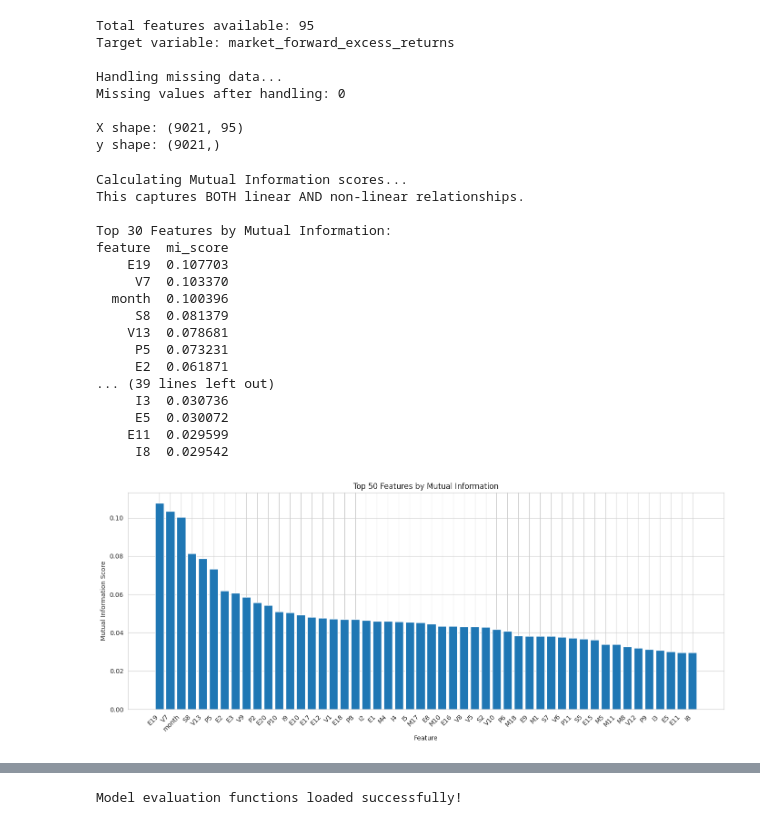
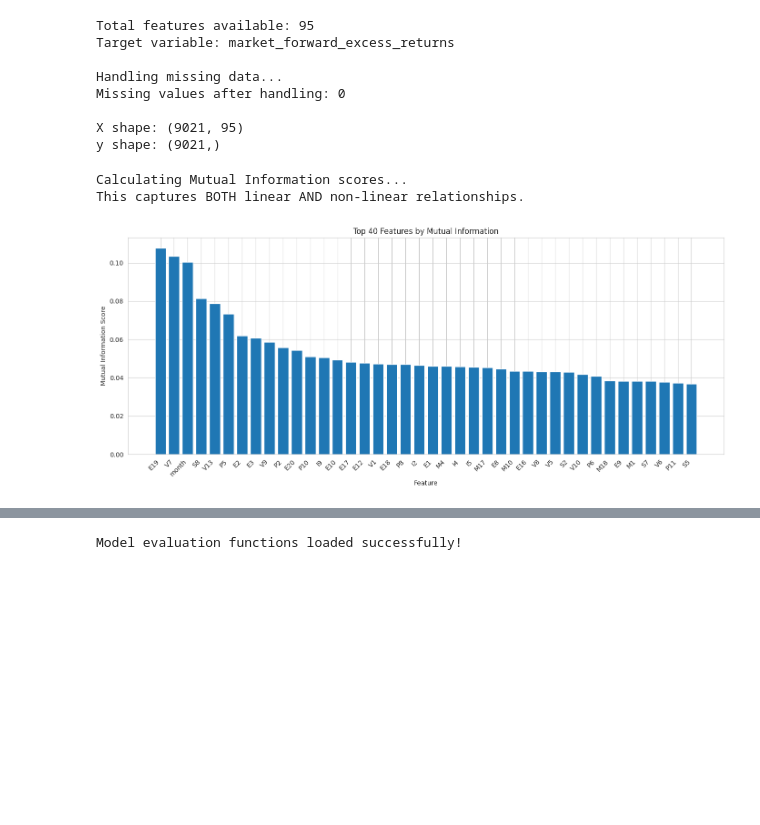
Before and after one commit to tungtokyo1108/Data_Science_Python, a Jupyter notebook: Deep EDA: From Market Efficiency to Alpha Signals.ipynb, the cells around one changed output, grey strips where cells are left out. Saved outputs shown, nothing was run; the diff lists cells and outputs as text; code cells hidden in the pictures; blank space fills up the shorter version.

```diff
--- a/Deep EDA: From Market Efficiency to Alpha Signals.ipynb
+++ b/Deep EDA: From Market Efficiency to Alpha Signals.ipynb
@@ -1395,49 +1393,31 @@ y shape: (9021,)
 # %%
 print("Calculating Mutual Information scores...")
 print("This captures BOTH linear AND non-linear relationships.\n")
 
 mi_scores = mutual_info_regression(
     X, y,
     n_neighbors=5,
     random_state=42
 )
 
 mi_df = pd.DataFrame({
     'feature': feature_cols,
     'mi_score': mi_scores
 }).sort_values('mi_score', ascending=False)
 
-print("Top 30 Features by Mutual Information:")
-print(mi_df.head(50).to_string(index=False))
-
 # Visualize
 plt.figure(figsize=(14, 6))
-plt.bar(range(50), mi_df.head(50)['mi_score'].values)
-plt.xticks(range(50), mi_df.head(50)['feature'].values, rotation=45, ha='right')
+plt.bar(range(40), mi_df.head(40)['mi_score'].values)
+plt.xticks(range(40), mi_df.head(40)['feature'].values, rotation=45, ha='right')
 plt.xlabel('Feature')
 plt.ylabel('Mutual Information Score')
-plt.title('Top 50 Features by Mutual Information')
+plt.title('Top 40 Features by Mutual Information')
 plt.tight_layout()
 plt.show()
 # %% [output]
 Calculating Mutual Information scores...
 This captures BOTH linear AND non-linear relationships.
-
-Top 30 Features by Mutual Information:
-feature  mi_score
-    E19  0.107703
-     V7  0.103370
-  month  0.100396
-     S8  0.081379
-    V13  0.078681
-     P5  0.073231
-     E2  0.061871
-... (39 lines left out)
-     I3  0.030736
-     E5  0.030072
-    E11  0.029599
-     I8  0.029542
-[figure, old version]
+[figure, new version]
 # %%
 print("Calculating F-statistics...\n")
 
```
Also changed, not shown: parts of 21 cells of this notebook.
